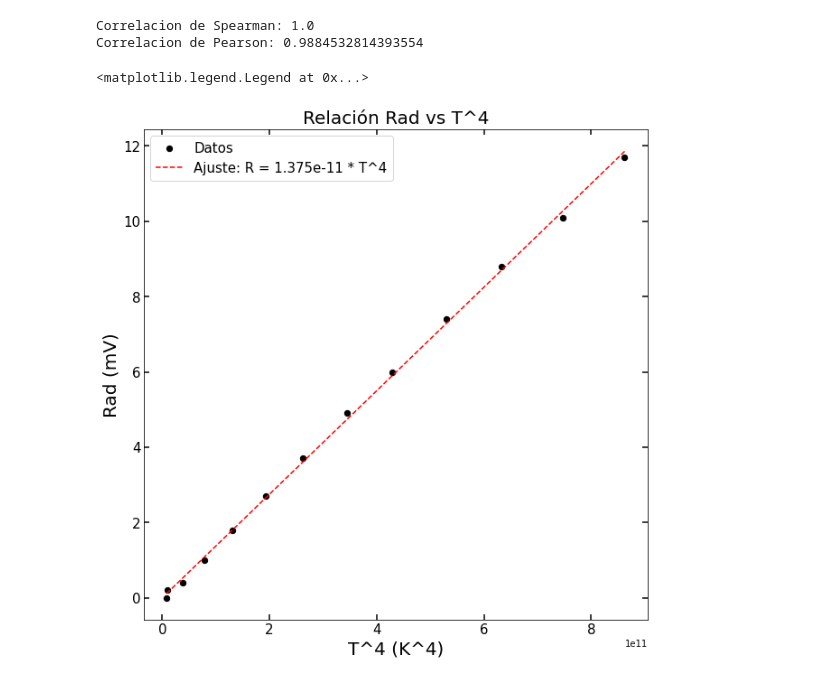
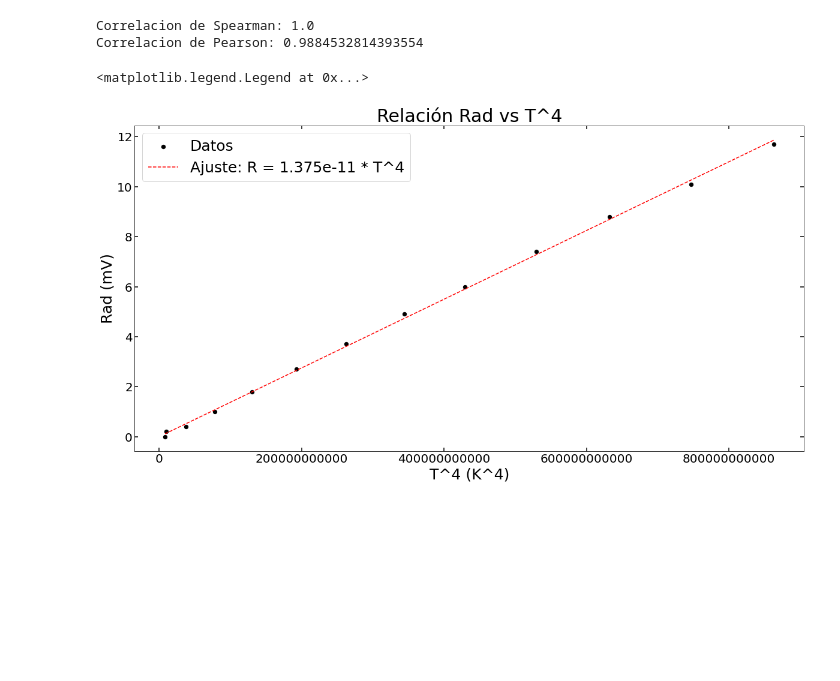
Before and after one commit to ojedarcelo/termocodigos, a Jupyter notebook: Lab4Termo/lab4.ipynb, the cells around one changed output. Saved outputs shown, nothing was run; the diff lists cells and outputs as text; code cells hidden in the pictures; blank space fills up the shorter version.

```diff
--- a/Lab4Termo/lab4.ipynb
+++ b/Lab4Termo/lab4.ipynb
@@ -80,18 +80,20 @@ Correlacion de Pearson: 0.9884532814393554
 # %%
 min_t, max_t = min(datos['T^4 (K^4)']), max(datos['T^4 (K^4)'])
 
 
-fig, ax = plt.subplots(figsize=(10,10))
+fig, ax = plt.subplots(figsize=(20,10))
 ax.scatter(datos['T^4 (K^4)'], datos['Rad (mV)'], s=40, c='black', label='Datos')
 ax.plot(np.linspace(min_t,max_t), modelo_ajuste(np.linspace(min_t,max_t)), '--', c='red', label='Ajuste: R = {} * T^4'.format(
     round(popt[0],14)
 ))
-ax.set_ylabel('Rad (mV)', fontsize=20)
-ax.set_xlabel('T^4 (K^4)', fontsize=20)
-ax.set_title('Relación Rad vs T^4', fontsize=20)
-ax.tick_params(axis='both', labelsize=15, direction='in', right=True, top=True,
-              length=6, width=1.5, grid_color='black', grid_alpha=1)
-ax.legend(fontsize=15)
+ax.set_ylabel('Rad (mV)', fontsize=25)
+ax.set_xlabel('T^4 (K^4)', fontsize=25)
+ax.set_title('Relación Rad vs T^4', fontsize=30)
+ax.tick_params(axis='both', labelsize=20, direction='in', right=True, top=True,
+             length=6, width=1.5, grid_color='black', grid_alpha=1)
+ax.ticklabel_format(style='scientific',useOffset=False)
+ax.get_xaxis().get_major_formatter().set_scientific(False)
+ax.legend(fontsize=25)
 # %% [output]
 <matplotlib.legend.Legend at 0x...>
-[figure, old version]
+[figure, new version]
```
